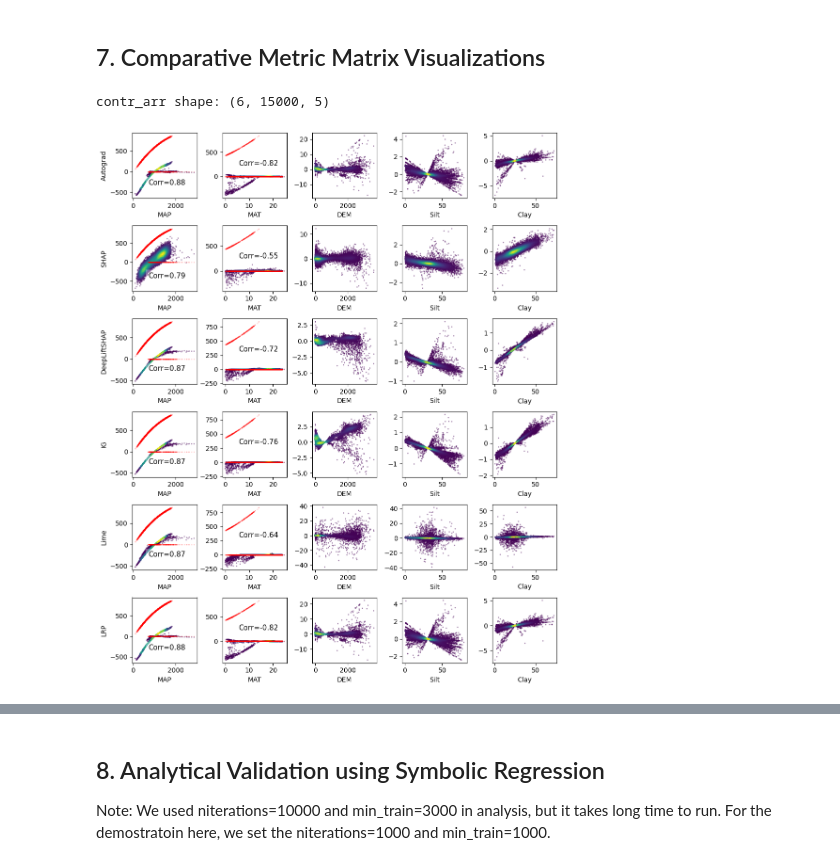
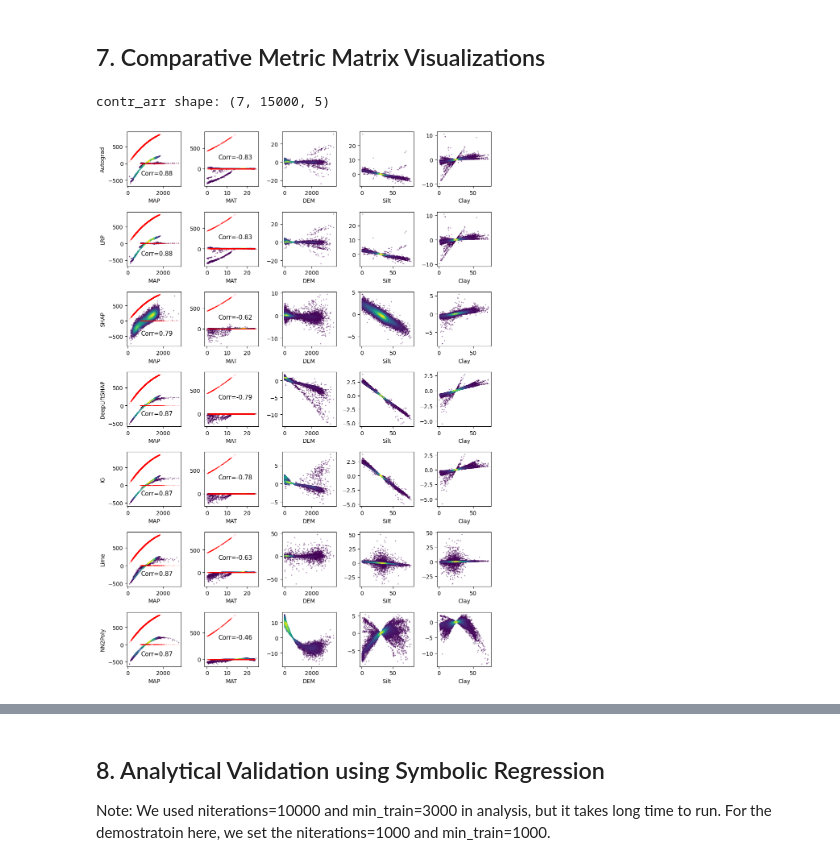
Before and after one commit to zhouqiang06/ADVISE, a Jupyter notebook: Demo_of_analysis_in_manuscript.ipynb, the cells around one changed output, grey strips where cells are left out. Cells and saved outputs as stored; diff of their text form; code cells hidden in the pictures.

```diff
--- a/Demo_of_analysis_in_manuscript.ipynb
+++ b/Demo_of_analysis_in_manuscript.ipynb
@@ -723,12 +881,12 @@ def plt_slope_var_multi(fea_x, slope_arr, slope_names, var_names, save_fig='slop
 # %%
 # Execute and save matrix comparison distributions
 autocontr = gradients_unscaled * all_fea_np * scaler.scale_
-contri_arr = np.stack([autocontr, g_relevance, dl_relevance, ig_relevance, lime_relevance, lrp_relevance], axis=0)
-contr_names = ["Autograd", "SHAP", "DeepLiftSHAP", "IG", "Lime", "LRP"]
+contri_arr = np.stack([autocontr, lrp_relevance, g_relevance, dl_relevance, ig_relevance, lime_relevance, nn2poly_contributions], axis=0)
+contr_names = ["Autograd", "LRP", "SHAP", "DeepLiftSHAP", "IG", "Lime", "NN2Poly"]
 plt_contr_var_multi(all_fea_raw, contri_arr, contr_names, var_names, save_fig=os.path.join(SAVE_PATH, 'contr_all.png'))
 # %% [output]
-contr_arr shape: (6, 15000, 5)
+contr_arr shape: (7, 15000, 5)
-[figure, old version]
+[figure, new version]
 # %%
 GradientShap_slope = g_relevance / all_fea_np / scaler.scale_
 DeepLiftShap_slope = dl_relevance / all_fea_np / scaler.scale_
```
Also changed, not shown: parts of 9 cells of this notebook.
